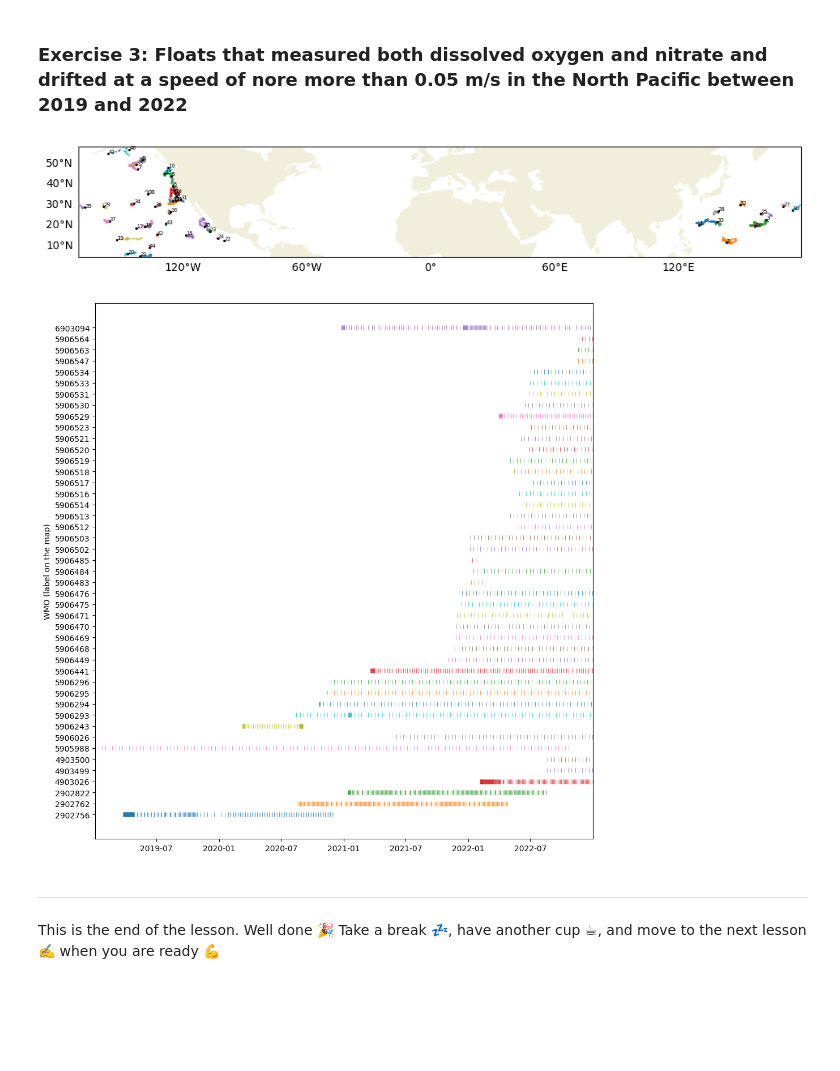
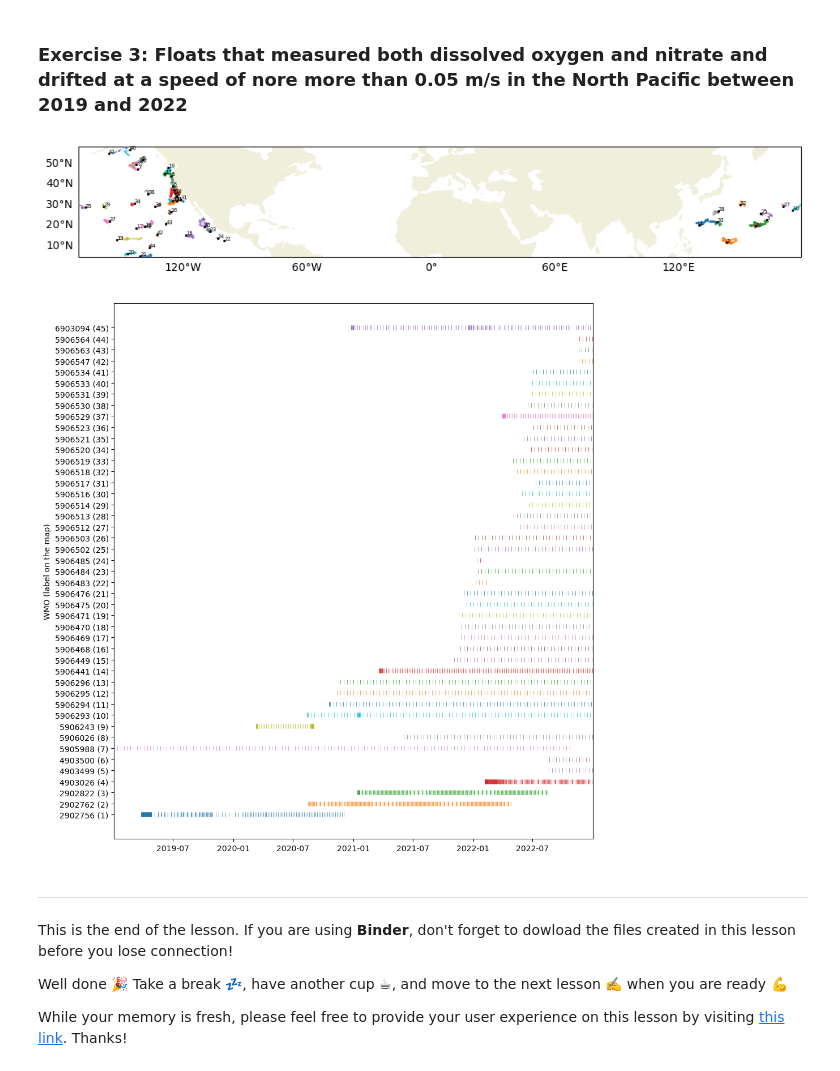
Before and after one commit to hakaseh/bgc-argo-tutorials, a Jupyter notebook: lessons/lesson_2.ipynb, the cells around one changed output. Saved outputs shown, nothing was run; the diff lists cells and outputs as text; code cells hidden in the pictures; blank space fills up the shorter version.

```diff
--- a/lessons/lesson_2.ipynb
+++ b/lessons/lesson_2.ipynb
@@ -120,7 +120,8 @@ def save_map_timeline(df_index, note = 'default', mapsize = (10,10), timelinesiz
     fig1.savefig(f'map_{note}.png', dpi=300, bbox_inches='tight')
 
     ax2.set_yticks(range(len(wmo_list)))
-    ax2.set_yticklabels(wmo_list)
+    formatted_labels = [f"{wmo} ({i+1})" for i, wmo in enumerate(wmo_list)]
+    ax2.set_yticklabels(formatted_labels)
     ax2.set_xlim(df_index['datetime'].min(), df_index['datetime'].max())
     ax2.set_ylabel('WMO (label on the map)')
     fig2.tight_layout()
@@ -164,14 +165,18 @@ save_map_timeline(df_index, note)
 # %% [markdown]
 ### Exercise 3: Floats that measured both dissolved oxygen and nitrate and drifted at a speed of nore more than 0.05 m/s in the North Pacific between 2019 and 2022
 # %%
-df_index = pd.read_csv('argo_synthetic-profile_index_exercise3.csv',parse_dates=['datetime'])
-note = 'exercise3'
+df_index = pd.read_csv('argo_synthetic-profile_index_ex3.csv',parse_dates=['datetime'])
+note = 'ex3'
 save_map_timeline(df_index, note)
 # %% [output]
 [figure]
-[figure, old version]
+[figure, new version]
 # %% [markdown]
 
 ---
 
-This is the end of the lesson. Well done 🎉 Take a break 💤, have another cup ☕, and move to the next lesson ✍️ when you are ready 💪
+This is the end of the lesson. If you are using **Binder**, don't forget to dowload the files created in this lesson before you lose connection!
+
+Well done 🎉 Take a break 💤, have another cup ☕, and move to the next lesson ✍️ when you are ready 💪
+
+While your memory is fresh, please feel free to provide your user experience on this lesson by visiting [this link](https://forms.gle/oAGmz5RTW4Pp46bt7). Thanks!
```
Also changed, not shown: parts of 3 cells of this notebook, 12 other files.
